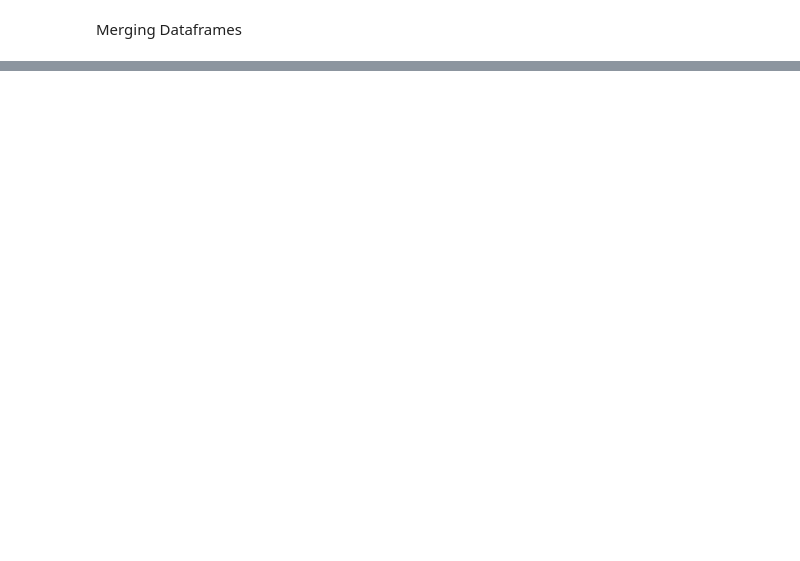
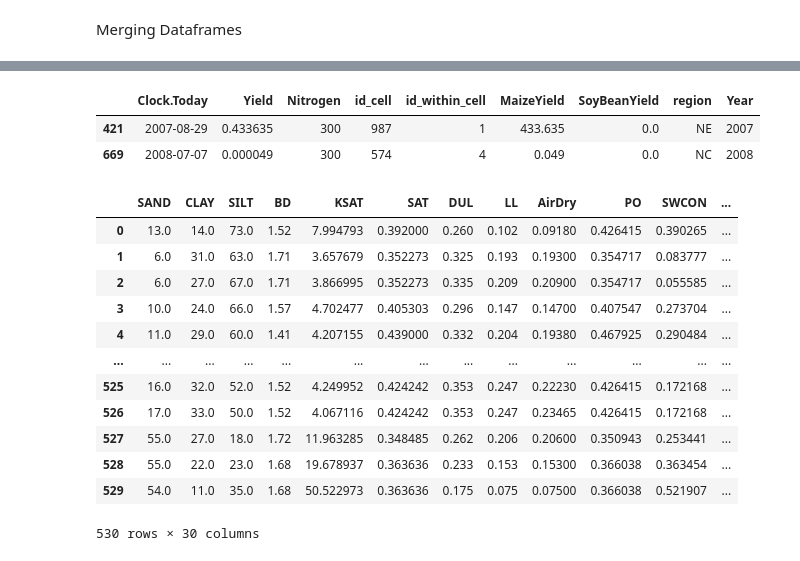
Before and after one commit to Ciampitti-Lab/ApsimxpyModule, a Jupyter notebook: workflow/_6EvaluationNotebooks/ExploratoryAnalysis.ipynb, the cells around one changed output, grey strips where cells are left out. Drawn from its saved outputs; the diff is of its cells as text; code cells hidden in the pictures; blank space fills up the shorter version.

```diff
--- a/workflow/_6EvaluationNotebooks/ExploratoryAnalysis.ipynb
+++ b/workflow/_6EvaluationNotebooks/ExploratoryAnalysis.ipynb
@@ -170,3 +191,9 @@ plot.show()
+# %%
+sim300[sim300['Yield']<2]
+# %% [output]
+|  | Clock.Today | Yield | Nitrogen | id_cell | id_within_cell | MaizeYield | SoyBeanYield | region | Year |
+| 421 | 2007-08-29 | 0.433635 | 300 | 987 | 1 | 433.635 | 0.0 | NE | 2007 |
+| 669 | 2008-07-07 | 0.000049 | 300 | 574 | 4 | 0.049 | 0.0 | NC | 2008 |
 # %%
 grouped_df = pd.DataFrame(highest_yield.groupby(['Nitrogen', 'region','id_cell','id_within_cell'])['Yield'].mean())
 grouped_df = (
@@ -176,3 +203,22 @@ grouped_df = (
 )
 # %%
 grouped_df.to_csv('/workspace/workflow/_6EvaluationNotebooks/finaldata.csv',index=False)
+# %%
+import pandas as pd
+pd.set_option('display.max_columns', 100)
+soils=pd.read_csv('/workspace/soil/soils.csv')
+soils
+# %% [output]
+|  | SAND | CLAY | SILT | BD | KSAT | SAT | DUL | LL | AirDry | PO | SWCON | ... |
+| 0 | 13.0 | 14.0 | 73.0 | 1.52 | 7.994793 | 0.392000 | 0.260 | 0.102 | 0.09180 | 0.426415 | 0.390265 | ... |
+| 1 | 6.0 | 31.0 | 63.0 | 1.71 | 3.657679 | 0.352273 | 0.325 | 0.193 | 0.19300 | 0.354717 | 0.083777 | ... |
+| 2 | 6.0 | 27.0 | 67.0 | 1.71 | 3.866995 | 0.352273 | 0.335 | 0.209 | 0.20900 | 0.354717 | 0.055585 | ... |
+| 3 | 10.0 | 24.0 | 66.0 | 1.57 | 4.702477 | 0.405303 | 0.296 | 0.147 | 0.14700 | 0.407547 | 0.273704 | ... |
+| 4 | 11.0 | 29.0 | 60.0 | 1.41 | 4.207155 | 0.439000 | 0.332 | 0.204 | 0.19380 | 0.467925 | 0.290484 | ... |
+| ... | ... | ... | ... | ... | ... | ... | ... | ... | ... | ... | ... | ... |
+| 525 | 16.0 | 32.0 | 52.0 | 1.52 | 4.249952 | 0.424242 | 0.353 | 0.247 | 0.22230 | 0.426415 | 0.172168 | ... |
+| 526 | 17.0 | 33.0 | 50.0 | 1.52 | 4.067116 | 0.424242 | 0.353 | 0.247 | 0.23465 | 0.426415 | 0.172168 | ... |
+| 527 | 55.0 | 27.0 | 18.0 | 1.72 | 11.963285 | 0.348485 | 0.262 | 0.206 | 0.20600 | 0.350943 | 0.253441 | ... |
+| 528 | 55.0 | 22.0 | 23.0 | 1.68 | 19.678937 | 0.363636 | 0.233 | 0.153 | 0.15300 | 0.366038 | 0.363454 | ... |
+| 529 | 54.0 | 11.0 | 35.0 | 1.68 | 50.522973 | 0.363636 | 0.175 | 0.075 | 0.07500 | 0.366038 | 0.521907 | ... |
+530 rows × 30 columns
```
Also changed, not shown: parts of 13 cells of this notebook, 15 other files.
